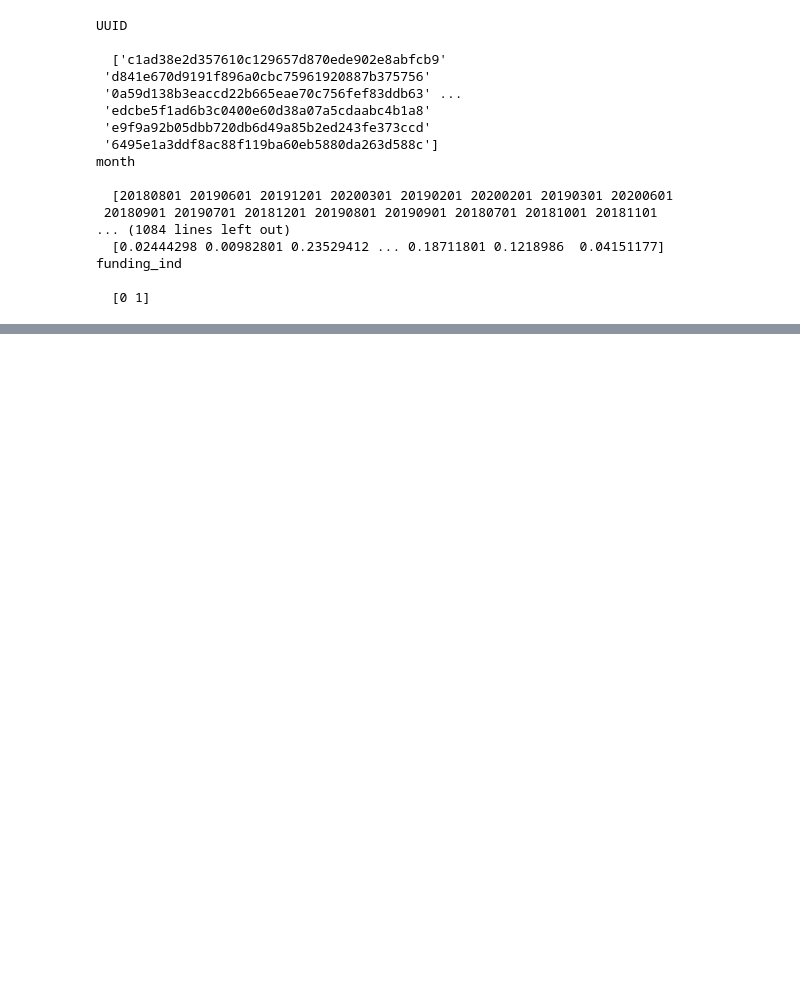
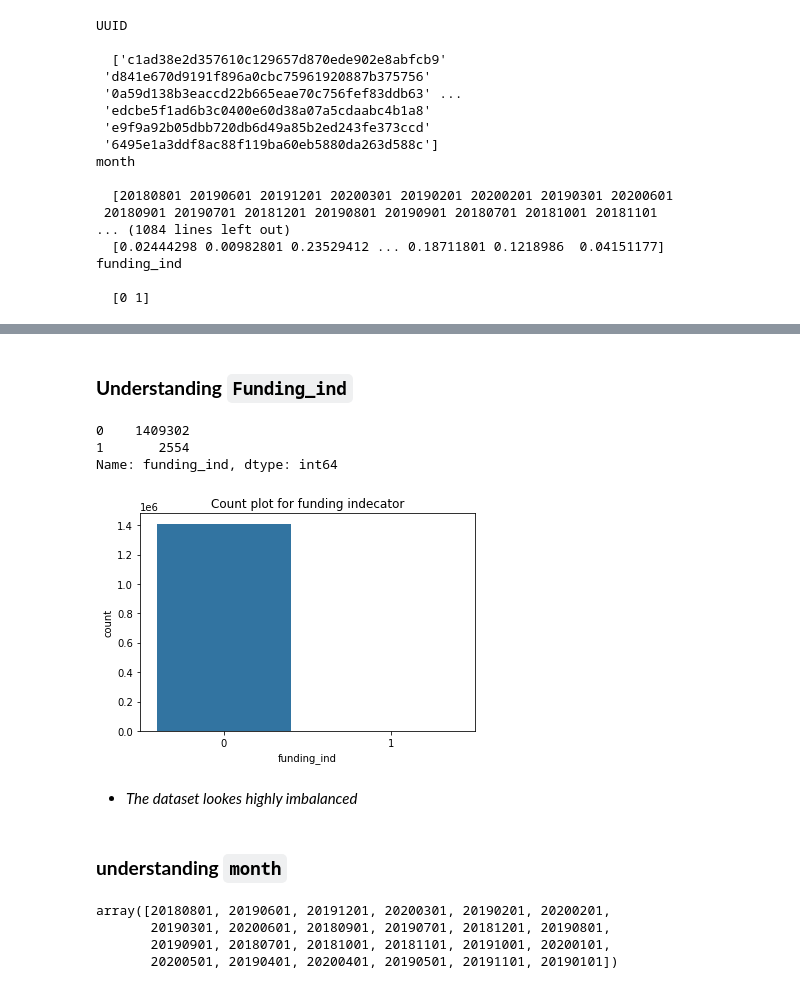
Before and after one commit to anshudhanshu/Startups-Funding-Prediction, a Jupyter notebook: Sudhanshu_Rawat_Team_5_Capstone_Project.ipynb, the cells around one changed output, grey strips where cells are left out. Drawn from its saved outputs; the diff is of its cells as text; code cells hidden in the pictures; blank space fills up the shorter version.

Commit message:
data cleaning

```diff
--- a/Sudhanshu_Rawat_Team_5_Capstone_Project.ipynb
+++ b/Sudhanshu_Rawat_Team_5_Capstone_Project.ipynb
@@ -496,0 +616,3 @@ funding_ind
+# %%
+cleaned_df = pd.read_csv('/content/drive/MyDrive/AlmaBetter/Cohort Aravali/Module 4/Week 4/cleaned_data.csv')
+cleaned_df.head()
@@ -496,0 +650,23 @@ funding_ind
+# %% [markdown]
+### **Understanding `Funding_ind`**
+# %%
+print(cleaned_df['funding_ind'].value_counts())
+sns.countplot(x=cleaned_df['funding_ind'])
+plt.title("Count plot for funding indecator")
+plt.show()
+# %% [output]
+0    1409302
+1       2554
+Name: funding_ind, dtype: int64
+[figure, added]
+# %% [markdown]
+* *The dataset lookes highly imbalanced*
+# %% [markdown]
+### **understanding `month`**
+# %%
+clf_df.month.unique()
+# %% [output]
+array([20180801, 20190601, 20191201, 20200301, 20190201, 20200201,
+       20190301, 20200601, 20180901, 20190701, 20181201, 20190801,
+       20190901, 20180701, 20181001, 20181101, 20191001, 20200101,
+       20200501, 20190401, 20200401, 20190501, 20191101, 20190101])
```
Also changed, not shown: parts of 49 cells of this notebook.
